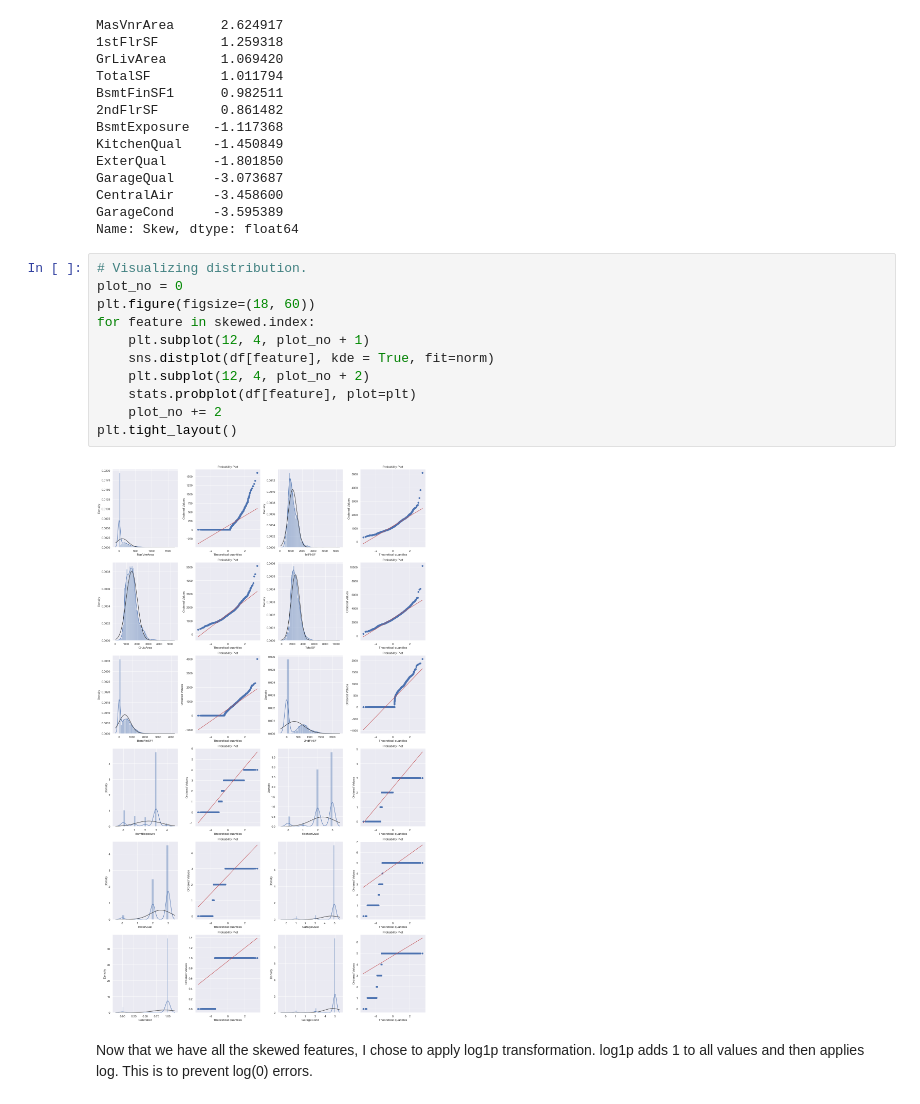
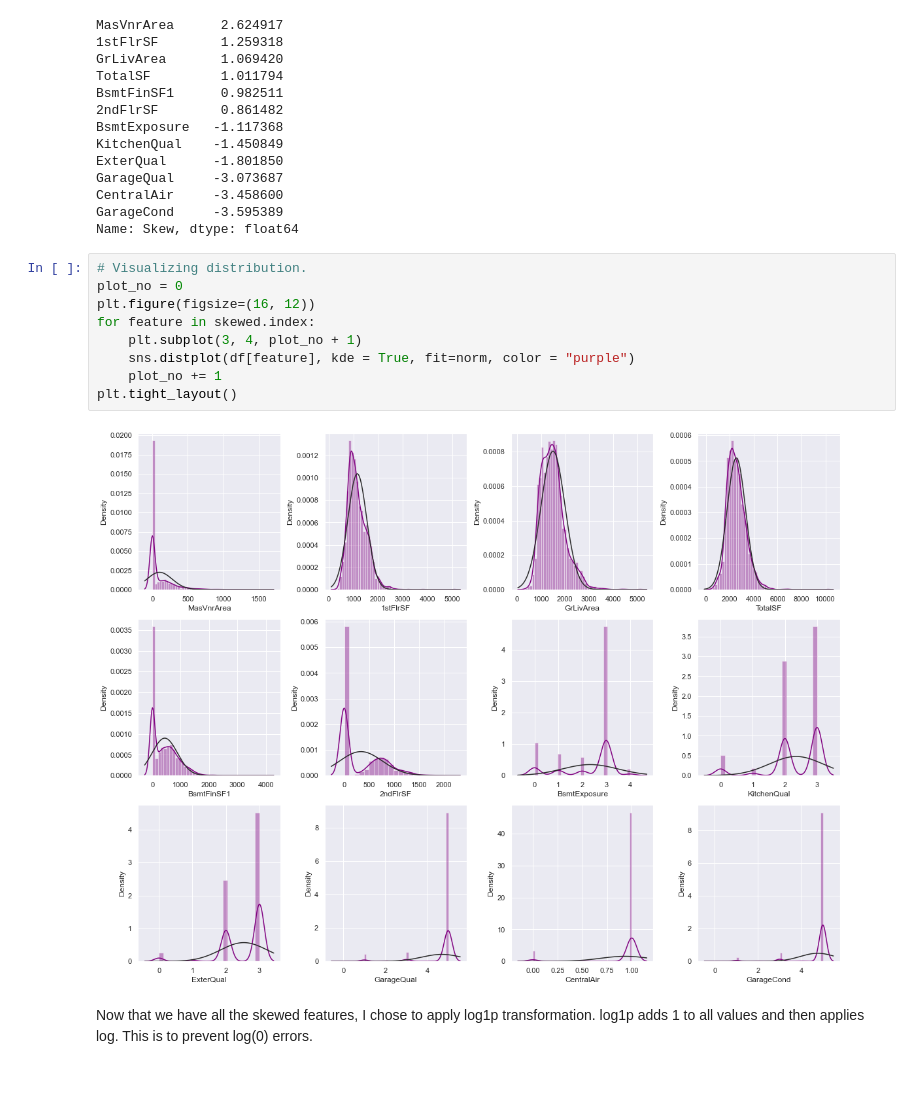
Before and after one commit to AmoghPradeep/house-price-prediction, a Jupyter notebook: main.ipynb, the cells around one changed output. Saved outputs shown, nothing was run; the diff lists cells and outputs as text.

Commit message:
chages to eda and graphs

```diff
--- a/main.ipynb
+++ b/main.ipynb
@@ -408,16 +397,14 @@ Name: Skew, dtype: float64
 # %%
 # Visualizing distribution.
 plot_no = 0
-plt.figure(figsize=(18, 60))
+plt.figure(figsize=(16, 12))
 for feature in skewed.index:
-    plt.subplot(12, 4, plot_no + 1)
-    sns.distplot(df[feature], kde = True, fit=norm)
-    plt.subplot(12, 4, plot_no + 2)
-    stats.probplot(df[feature], plot=plt)
-    plot_no += 2
+    plt.subplot(3, 4, plot_no + 1)
+    sns.distplot(df[feature], kde = True, fit=norm, color = "purple")
+    plot_no += 1
 plt.tight_layout()
 # %% [output]
-[figure, old version]
+[figure, new version]
 # %% [markdown]
 Now that we have all the skewed features, I chose to apply log1p transformation.
 log1p adds 1 to all values and then applies log. This is to prevent log(0) errors.
```
Also changed, not shown: parts of 31 cells of this notebook.
